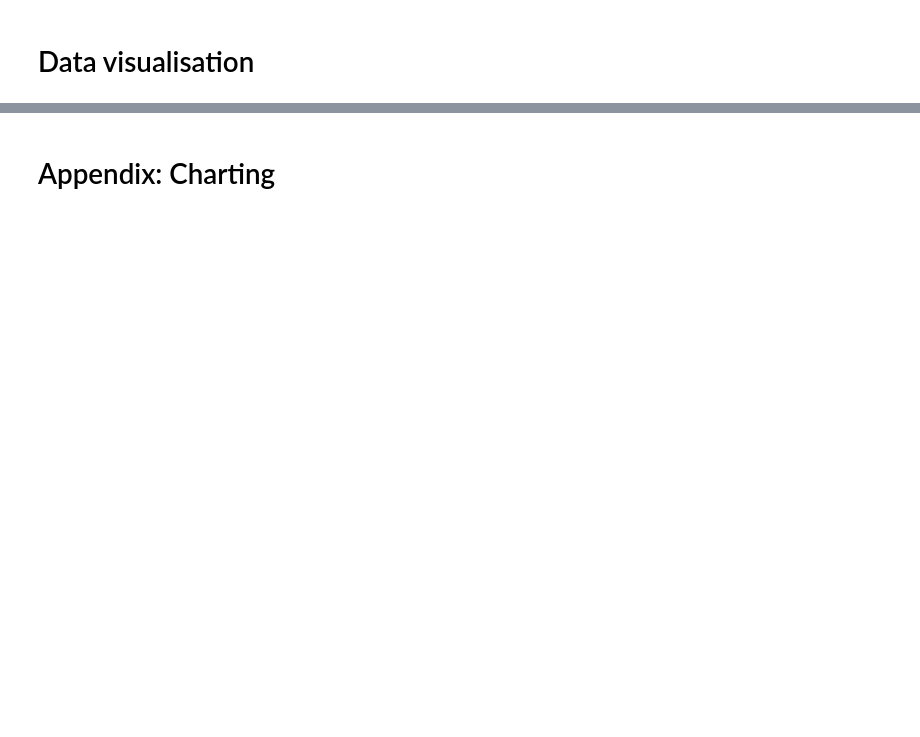
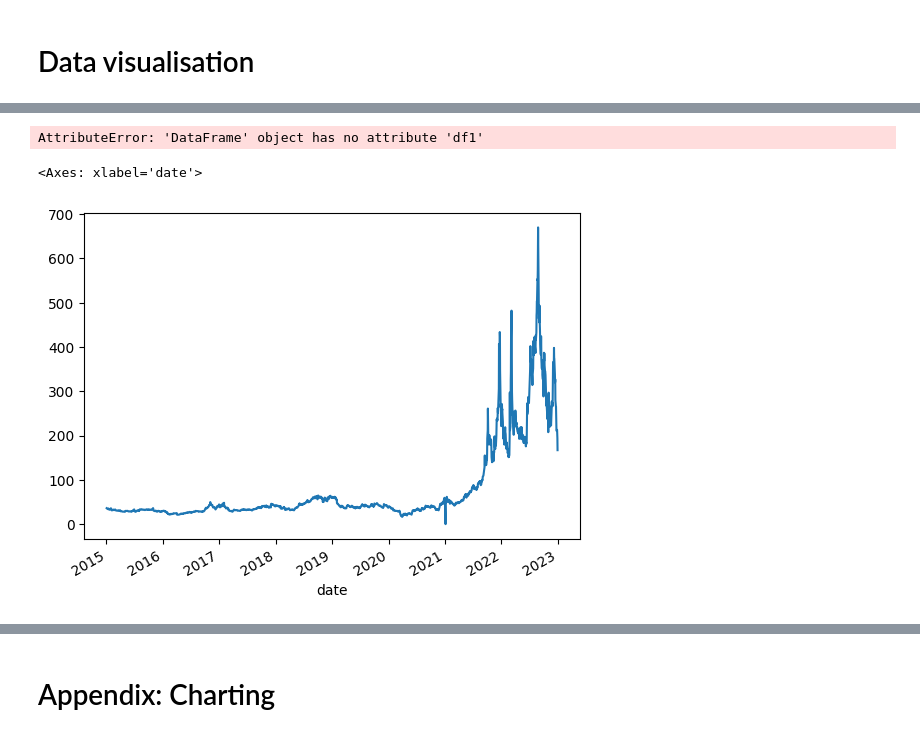
Before and after one commit to Sarthak-Singh1996/Predicting-European-Electricity-Prices, a Jupyter notebook: scripts/preprocessing.ipynb, the cells around one changed output, grey strips where cells are left out. Saved outputs shown, nothing was run; the diff lists cells and outputs as text; code cells hidden in the pictures; blank space fills up the shorter version.

```diff
--- a/scripts/preprocessing.ipynb
+++ b/scripts/preprocessing.ipynb
@@ -780,0 +784,9 @@ plt.show()
+# %%
+df.df1
+# %% [output]
+AttributeError: 'DataFrame' object has no attribute 'df1'
+# %%
+df.future_price.plot()
+# %% [output]
+<Axes: xlabel='date'>
+[figure, added]
```
Also changed, not shown: parts of 27 cells of this notebook.
